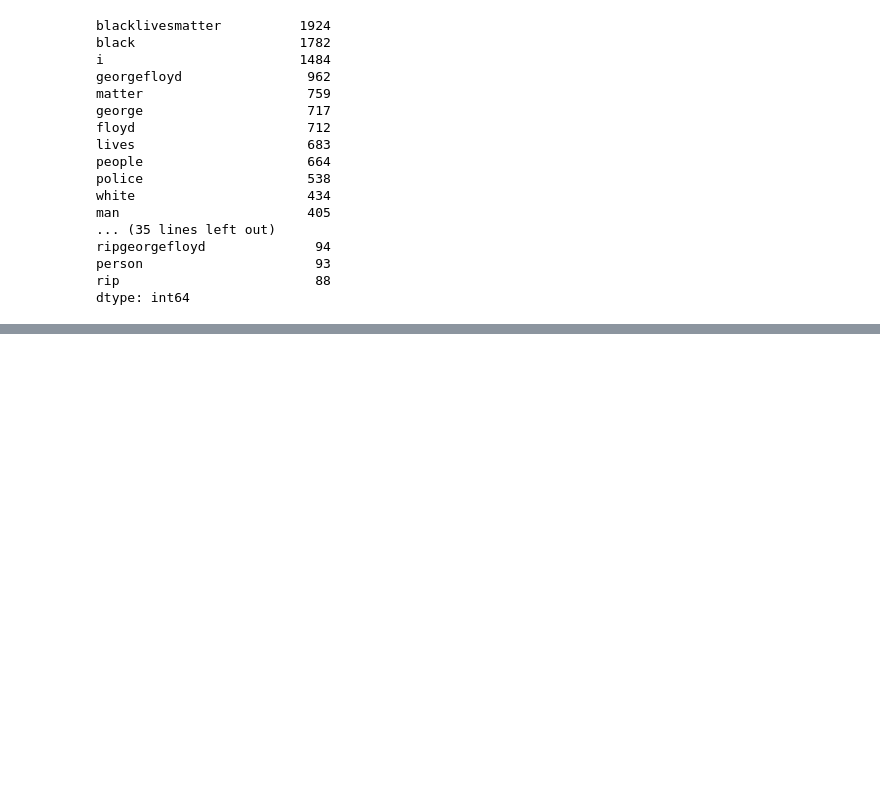
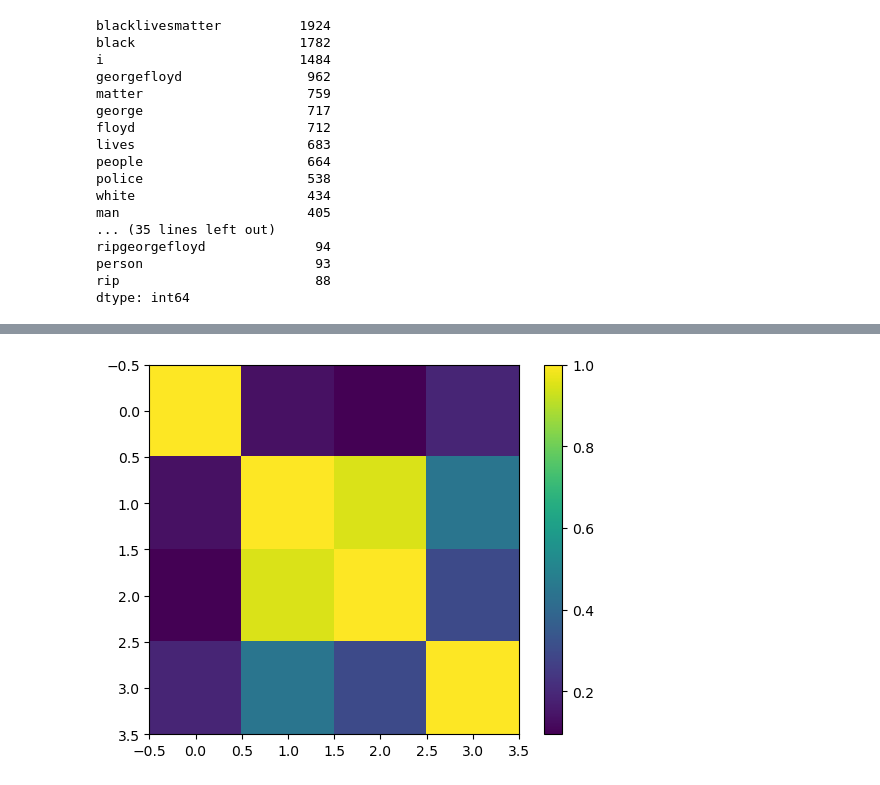
Before and after one commit to Isyohan/WeakSignalsBLM, a Jupyter notebook: BLM_Notebook.ipynb, the cells around one changed output, grey strips where cells are left out. Saved outputs shown, nothing was run; the diff lists cells and outputs as text; code cells hidden in the pictures; blank space fills up the shorter version.

```diff
--- a/BLM_Notebook.ipynb
+++ b/BLM_Notebook.ipynb
@@ -301,0 +332,15 @@ X_test,y_test=n_days_day_by_day(test_split_calc)
+# %%
+sent_plot=[]
+fav_plot=[]
+retweets_plot=[]
+for i in range(len(X_test)):
+    sent_plot.append(X_test[i]['sentiment_polarity'].mean())
+    fav_plot.append(X_test[i]['favorites'].mean())
+    retweets_plot.append(X_test[i]['retweets'].mean())
+
+datfram=pd.DataFrame((sent_plot,fav_plot,retweets_plot,y_test),index=["sent","fav","rt","y"]).transpose()
+plt.imshow(datfram.corr())
+plt.colorbar()
+plt.show()
+# %% [output]
+[figure, added]
```
Also changed, not shown: parts of 11 cells of this notebook.
